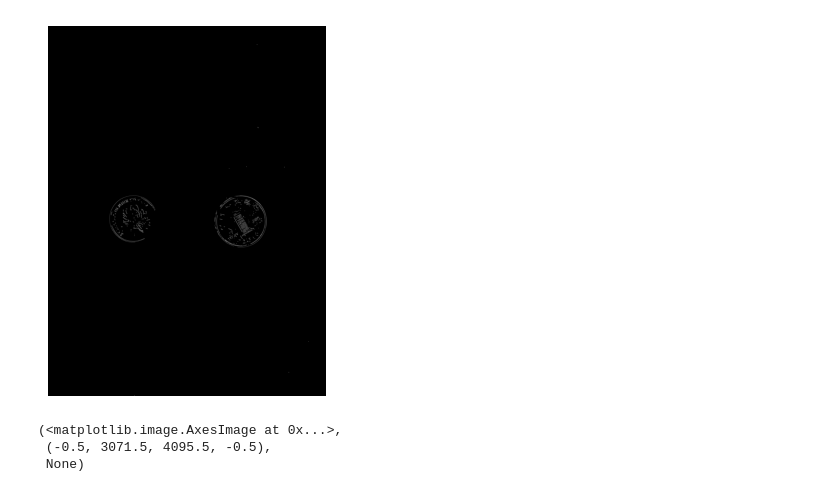
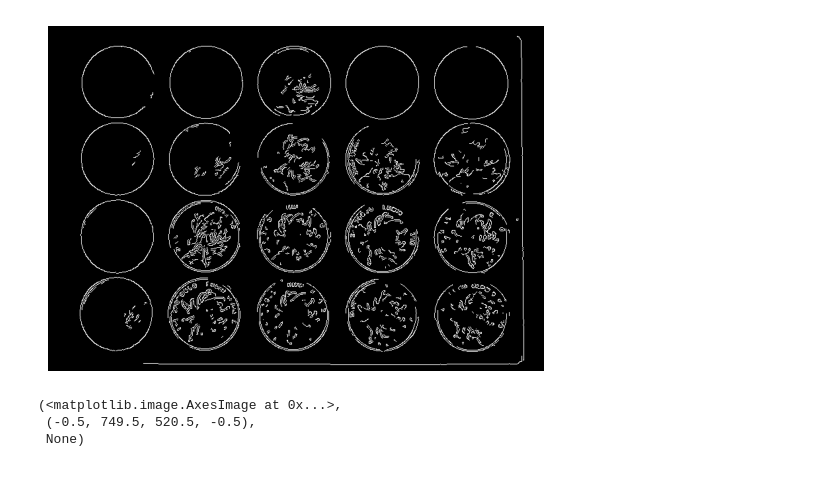
Before and after one commit to Sparidae/CoinDetector, a Jupyter notebook: simple.ipynb, the cells around one changed output. Drawn from its saved outputs; the diff is of its cells as text; code cells hidden in the pictures.

```diff
--- a/simple.ipynb
+++ b/simple.ipynb
@@ -1,19 +1,19 @@
 # %%
 import cv2
 import matplotlib.pyplot as plt
 import numpy as np
 
 # img = cv2.imread("./img/coin.png", cv2.IMREAD_GRAYSCALE)
-img = cv2.imread("./img/coin2.jpg", cv2.IMREAD_GRAYSCALE)
+img = cv2.imread("./img/coins3.jpg", cv2.IMREAD_GRAYSCALE)
 
-edges = cv2.Canny(img, 100, 200)
+edges = cv2.Canny(img, 450, 900)
 
 # plt.figure(figsize=(20, 16))
 plt.imshow(edges, "gray"), plt.axis("off"), plt.show()
 # %% [output]
-[figure, old version]
+[figure, new version]
 (<matplotlib.image.AxesImage at 0x...>,
- (-0.5, 3071.5, 4095.5, -0.5),
+ (-0.5, 749.5, 520.5, -0.5),
  None)
 # %%
 circles = cv2.HoughCircles(
```
Also changed, not shown: parts of 2 cells of this notebook, 3 other files.
